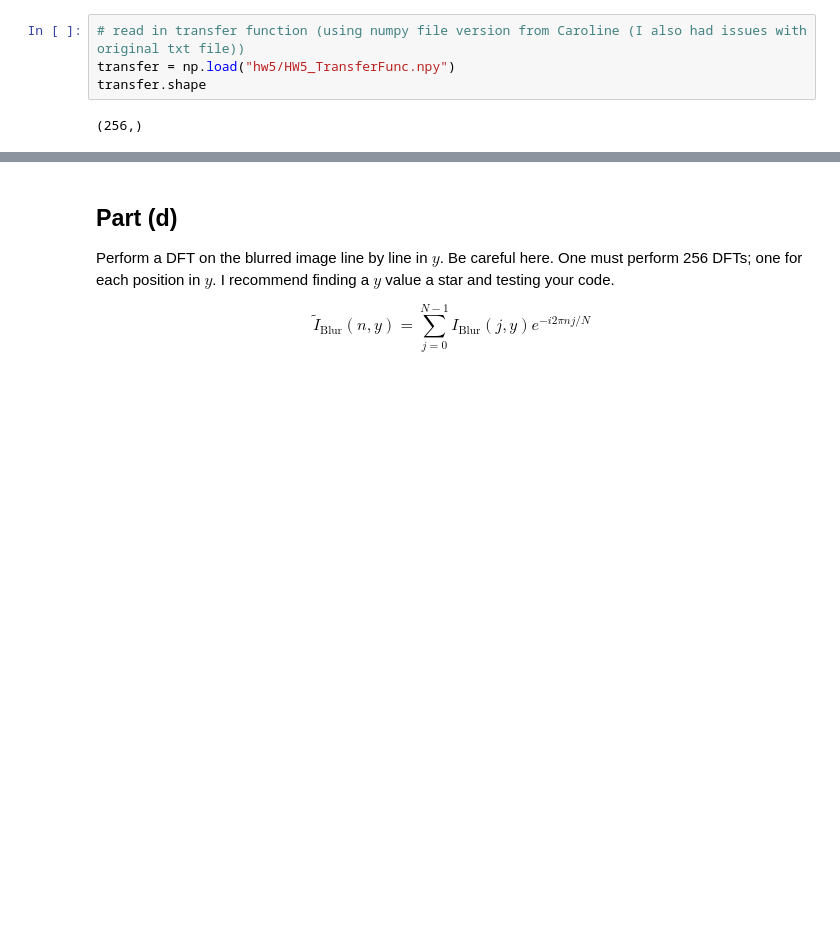
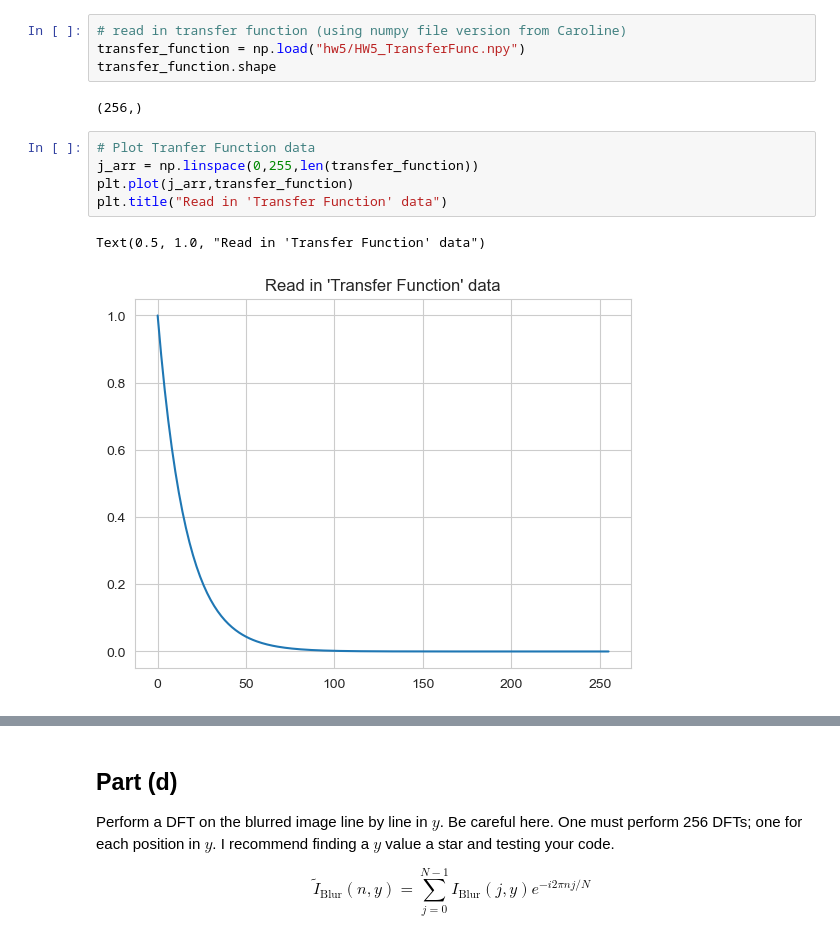
Before and after one commit to Rokkaan5/Code-Reference-Notebook, a Jupyter notebook: CU-Boulder/AstroPhys/HW/hw5/hw5.ipynb, the cells around one changed output, grey strips where cells are left out. Saved outputs shown, nothing was run; the diff lists cells and outputs as text; blank space fills up the shorter version.

```diff
--- a/CU-Boulder/AstroPhys/HW/hw5/hw5.ipynb
+++ b/CU-Boulder/AstroPhys/HW/hw5/hw5.ipynb
@@ -240,8 +246,16 @@ for n = 0, npts-1 do h_im(n) = -total(h*sin(jarr*n*2*!dpi/npts))
 
 **Note:** One can use an FFT (with no window) if you prefer, but take care to understand how it works. I recommend doing a reverse FFT to check.
 # %%
-# read in transfer function (using numpy file version from Caroline (I also had issues with original txt file))
-transfer = np.load("hw5/HW5_TransferFunc.npy")
-transfer.shape
+# read in transfer function (using numpy file version from Caroline)
+transfer_function = np.load("hw5/HW5_TransferFunc.npy")
+transfer_function.shape
 # %% [output]
 (256,)
+# %%
+# Plot Tranfer Function data
+j_arr = np.linspace(0,255,len(transfer_function))
+plt.plot(j_arr,transfer_function)
+plt.title("Read in 'Transfer Function' data")
+# %% [output]
+Text(0.5, 1.0, "Read in 'Transfer Function' data")
+[figure, added]
```
Also changed, not shown: parts of 6 cells of this notebook, 5 other files.
